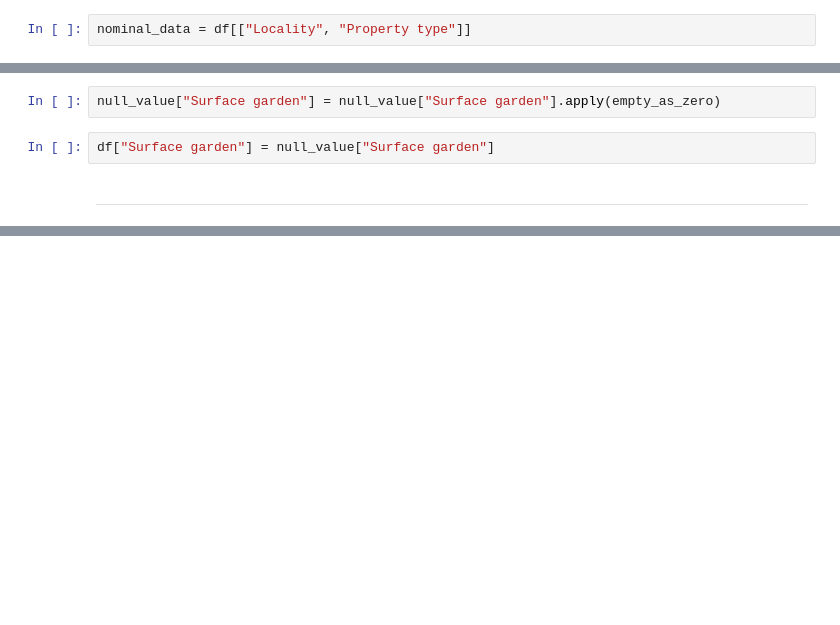
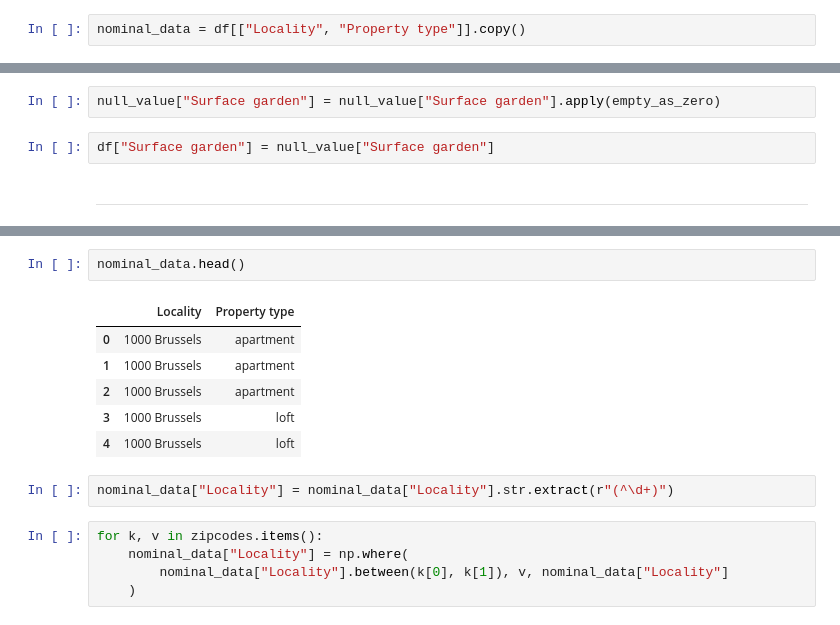
Before and after one commit to TonyAnciaux/Immo_Eliza_Regression, a Jupyter notebook: Feature_Engineering.ipynb, the cells around one changed output, grey strips where cells are left out. Cells and saved outputs as stored; diff of their text form; blank space fills up the shorter version.

Commit message:
finished features engineering - ML ready data

```diff
--- a/Feature_Engineering.ipynb
+++ b/Feature_Engineering.ipynb
@@ -122,3 +117,3 @@ categories that cannot be put in any order
 # %%
-nominal_data = df[["Locality", "Property type"]]
+nominal_data = df[["Locality", "Property type"]].copy()
 # %%
@@ -353,0 +431,16 @@ df["Surface garden"] = null_value["Surface garden"]
+# %%
+nominal_data.head()
+# %% [output]
+|  | Locality | Property type |
+| 0 | 1000 Brussels | apartment |
+| 1 | 1000 Brussels | apartment |
+| 2 | 1000 Brussels | apartment |
+| 3 | 1000 Brussels | loft |
+| 4 | 1000 Brussels | loft |
+# %%
+nominal_data["Locality"] = nominal_data["Locality"].str.extract(r"(^\d+)")
+# %%
+for k, v in zipcodes.items():
+    nominal_data["Locality"] = np.where(
+        nominal_data["Locality"].between(k[0], k[1]), v, nominal_data["Locality"]
+    )
```
Also changed, not shown: parts of 54 cells of this notebook, 2 other files.
